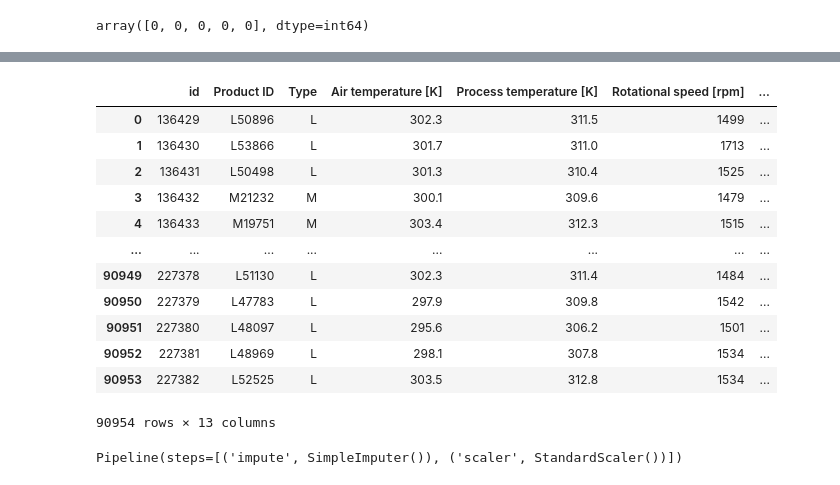
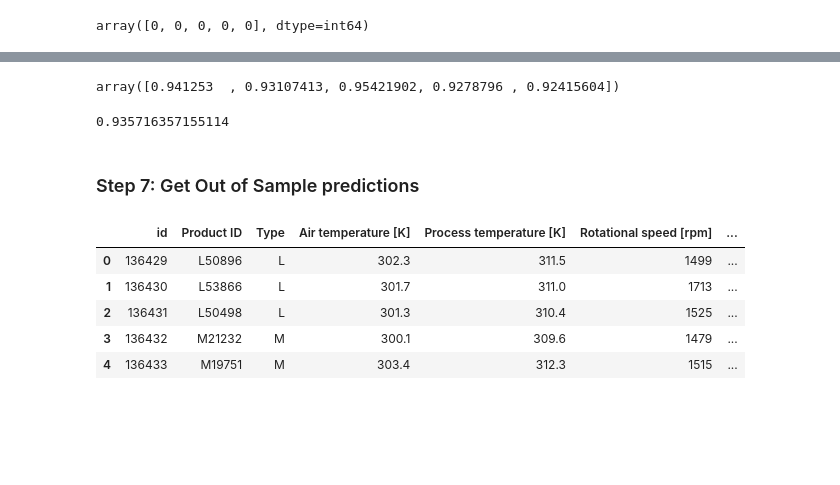
Before and after one commit to Aaliya02/Machine-learning, a Jupyter notebook: CLASSIFICATION PROJECT/PROJECT.ipynb, the cells around one changed output, grey strips where cells are left out. Saved outputs shown, nothing was run; the diff lists cells and outputs as text; code cells hidden in the pictures; blank space fills up the shorter version.

```diff
--- a/CLASSIFICATION PROJECT/PROJECT.ipynb
+++ b/CLASSIFICATION PROJECT/PROJECT.ipynb
@@ -297,21 +396,21 @@ weighted avg       1.00      1.00      1.00     27286
+# %%
+scores_roc = cross_val_score(best_model, xtrain, ytrain, cv=5, scoring='roc_auc')
+scores_roc
+# %% [output]
+array([0.941253  , 0.93107413, 0.95421902, 0.9278796 , 0.92415604])
+# %%
+scores_roc.mean()
+# %% [output]
+0.935716357155114
+# %% [markdown]
+### Step 7: Get Out of Sample predictions
 # %%
 xnew = pd.read_csv('test.csv')
-xnew
+xnew.head()
 # %% [output]
 |  | id | Product ID | Type | Air temperature [K] | Process temperature [K] | Rotational speed [rpm] | ... |
 | 0 | 136429 | L50896 | L | 302.3 | 311.5 | 1499 | ... |
 | 1 | 136430 | L53866 | L | 301.7 | 311.0 | 1713 | ... |
 | 2 | 136431 | L50498 | L | 301.3 | 310.4 | 1525 | ... |
 | 3 | 136432 | M21232 | M | 300.1 | 309.6 | 1479 | ... |
 | 4 | 136433 | M19751 | M | 303.4 | 312.3 | 1515 | ... |
-| ... | ... | ... | ... | ... | ... | ... | ... |
-| 90949 | 227378 | L51130 | L | 302.3 | 311.4 | 1484 | ... |
-| 90950 | 227379 | L47783 | L | 297.9 | 309.8 | 1542 | ... |
-| 90951 | 227380 | L48097 | L | 295.6 | 306.2 | 1501 | ... |
-| 90952 | 227381 | L48969 | L | 298.1 | 307.8 | 1534 | ... |
-| 90953 | 227382 | L52525 | L | 303.5 | 312.8 | 1534 | ... |
-90954 rows × 13 columns
-# %%
-num_pipe
-# %% [output]
-Pipeline(steps=[('impute', SimpleImputer()), ('scaler', StandardScaler())])
```
Also changed, not shown: parts of 67 cells of this notebook, 1 other file.
